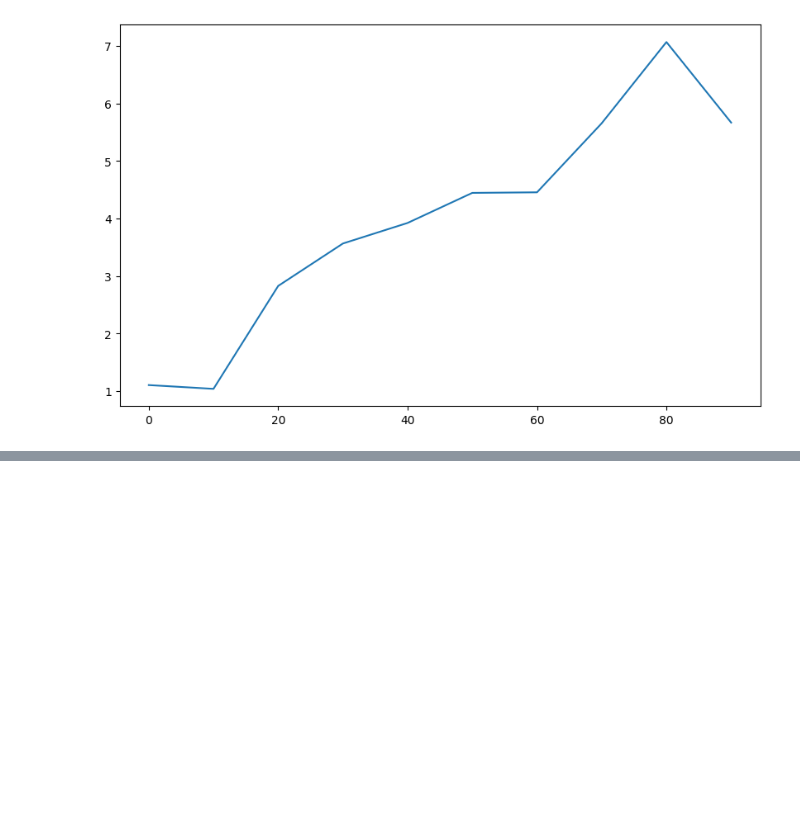
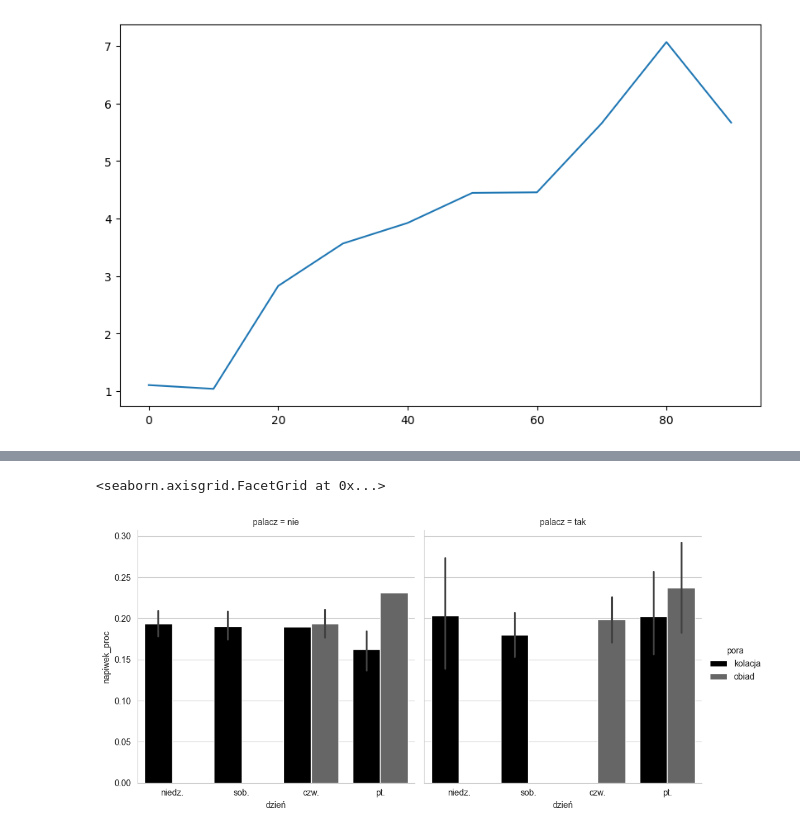
Before and after one commit to OhSorryBro/Data_in_python, a Jupyter notebook: pandas/ch09.ipynb, the cells around one changed output, grey strips where cells are left out. Cells and saved outputs as stored; diff of their text form; code cells hidden in the pictures; blank space fills up the shorter version.

```diff
--- a/pandas/ch09.ipynb
+++ b/pandas/ch09.ipynb
@@ -243,4 +345,7 @@ sns.pairplot(trans_data, diag_kind="kde", plot_kws={"alpha": 0.2})
 # %%
-sns.catplot(x="day", y="tip_pct", hue="time", col="smoker",
-            kind="bar", data=tips[tips.tip_pct < 1])
+sns.catplot(x="dzień", y="napiwek_proc", hue="pora", col="palacz",
+            kind="bar", data=tips[tips.napiwek_proc < 1])
+# %% [output]
+<seaborn.axisgrid.FacetGrid at 0x...>
+[figure, added]
 # %%
```
Also changed, not shown: parts of 23 cells of this notebook.
